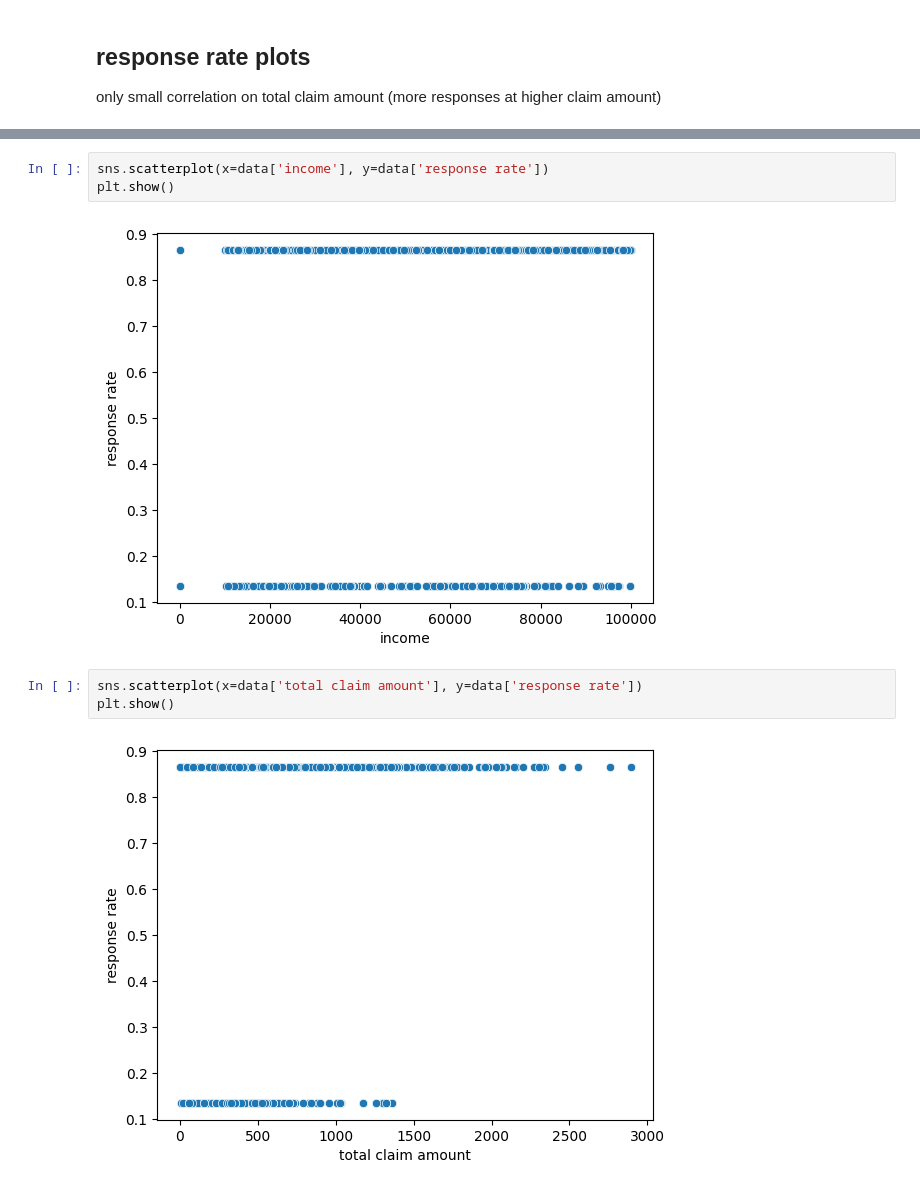
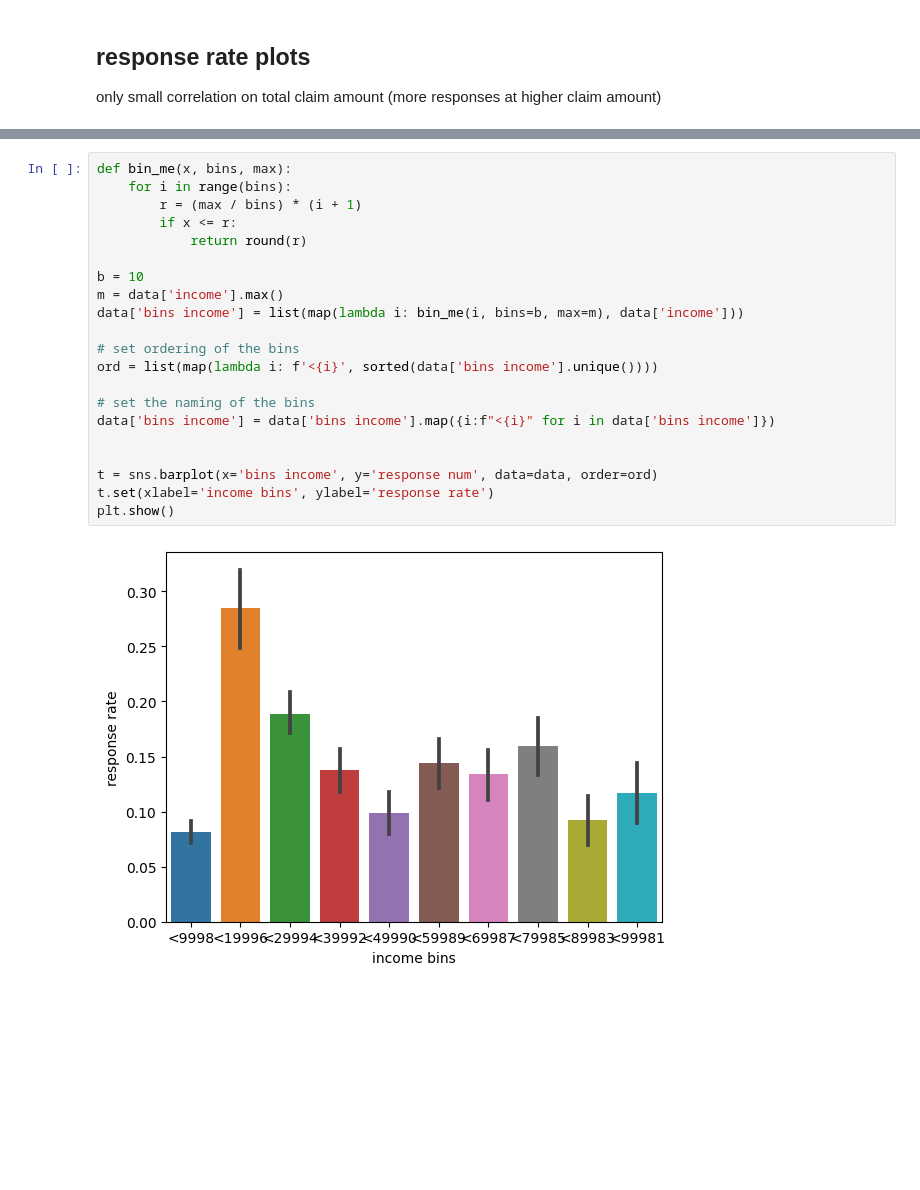
Before and after one commit to Xamweis/lab-customer-analysis-round-2, a Jupyter notebook: solution.ipynb, the cells around one changed output, grey strips where cells are left out. Saved outputs shown, nothing was run; the diff lists cells and outputs as text; blank space fills up the shorter version.

```diff
--- a/solution.ipynb
+++ b/solution.ipynb
@@ -319,10 +321,23 @@ plt.show()
-# %%
-sns.scatterplot(x=data['income'], y=data['response rate'])
-plt.show()
-# %% [output]
-[figure, removed]
-# %%
-sns.scatterplot(x=data['total claim amount'], y=data['response rate'])
-plt.show()
-# %% [output]
-[figure, removed]
+# %%
+def bin_me(x, bins, max):
+    for i in range(bins):
+        r = (max / bins) * (i + 1)
+        if x <= r:
+            return round(r)
+
+b = 10
+m = data['income'].max()
+data['bins income'] = list(map(lambda i: bin_me(i, bins=b, max=m), data['income']))
+
+# set ordering of the bins
+ord = list(map(lambda i: f'<{i}', sorted(data['bins income'].unique())))
+
+# set the naming of the bins
+data['bins income'] = data['bins income'].map({i:f"<{i}" for i in data['bins income']})
+
+
+t = sns.barplot(x='bins income', y='response num', data=data, order=ord)
+t.set(xlabel='income bins', ylabel='response rate')
+plt.show()
+# %% [output]
+[figure, added]
```
Also changed, not shown: parts of 3 cells of this notebook.
